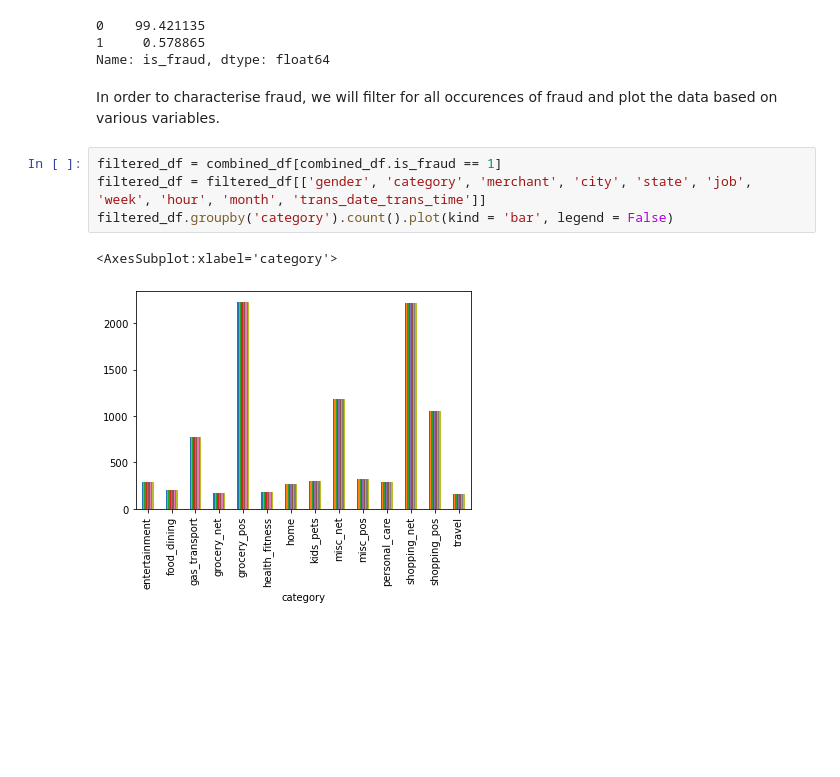
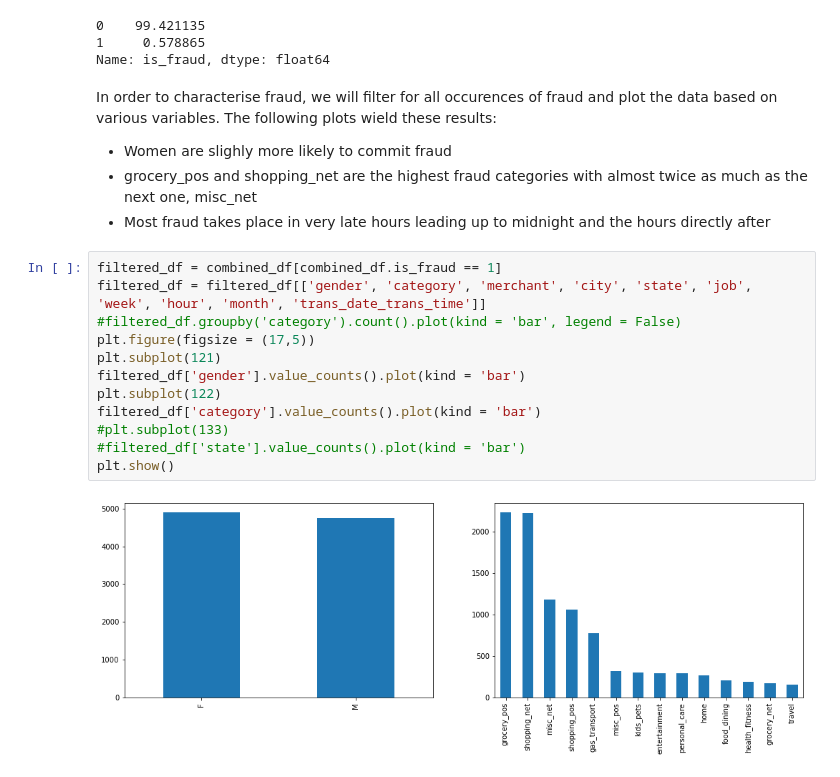
Before and after one commit to ditzlike/emlp_project, a Jupyter notebook: wip_notebook.ipynb, the cells around one changed output. Drawn from its saved outputs; the diff is of its cells as text; blank space fills up the shorter version.

```diff
--- a/wip_notebook.ipynb
+++ b/wip_notebook.ipynb
@@ -108,11 +110,21 @@ train_data['is_fraud'].value_counts(normalize=True).mul(100)
 1     0.578865
 Name: is_fraud, dtype: float64
 # %% [markdown]
-In order to characterise fraud, we will filter for all occurences of fraud and plot the data based on various variables.
+In order to characterise fraud, we will filter for all occurences of fraud and plot the data based on various variables. The following plots wield these results:
+- Women are slighly more likely to commit fraud
+- grocery_pos and shopping_net are the highest fraud categories with almost twice as much as the next one, misc_net
+- Most fraud takes place in very late hours leading up to midnight and the hours directly after
 # %%
 filtered_df = combined_df[combined_df.is_fraud == 1]
 filtered_df = filtered_df[['gender', 'category', 'merchant', 'city', 'state', 'job', 'week', 'hour', 'month', 'trans_date_trans_time']]
-filtered_df.groupby('category').count().plot(kind = 'bar', legend = False)
+#filtered_df.groupby('category').count().plot(kind = 'bar', legend = False)
+plt.figure(figsize = (17,5))
+plt.subplot(121)
+filtered_df['gender'].value_counts().plot(kind = 'bar')
+plt.subplot(122)
+filtered_df['category'].value_counts().plot(kind = 'bar')
+#plt.subplot(133)
+#filtered_df['state'].value_counts().plot(kind = 'bar')
+plt.show()
 # %% [output]
-<AxesSubplot:xlabel='category'>
-[figure, old version]
+[figure, new version]
```
Also changed, not shown: parts of 2 cells of this notebook.
